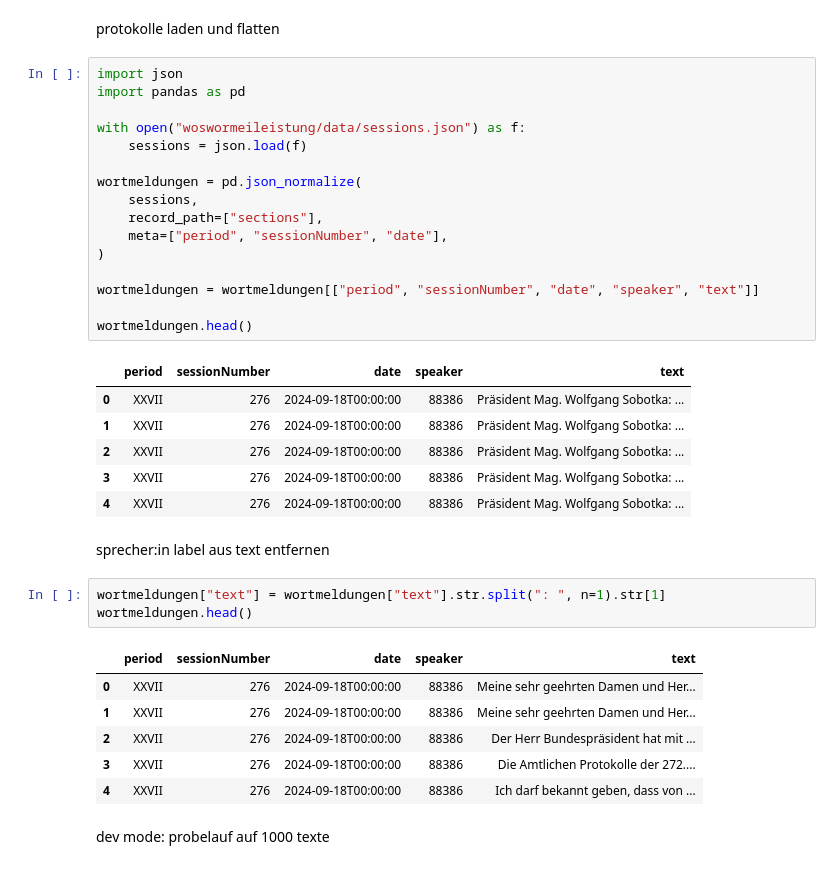
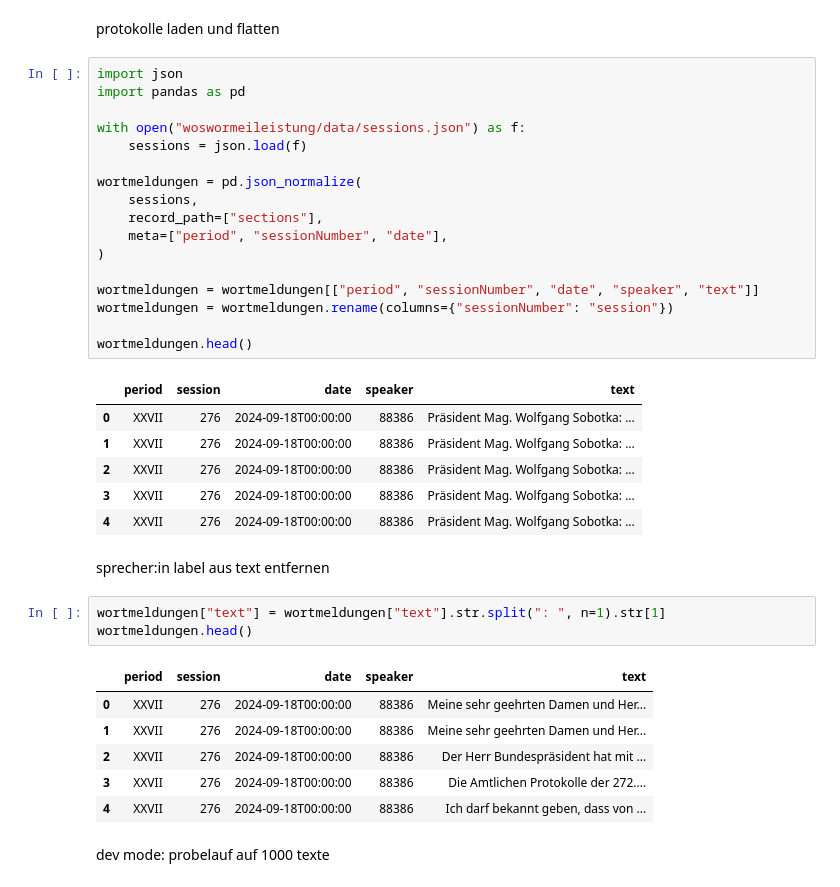
Before and after one commit to elias-gander/haiku-aus-dem-nationalrat, a Jupyter notebook: notebook.ipynb, the cells around one changed output. Cells and saved outputs as stored; diff of their text form.

```diff
--- a/notebook.ipynb
+++ b/notebook.ipynb
@@ -8,21 +8,22 @@ protokolle laden und flatten
 # %%
 import json
 import pandas as pd
 
 with open("woswormeileistung/data/sessions.json") as f:
     sessions = json.load(f)
 
 wortmeldungen = pd.json_normalize(
     sessions,
     record_path=["sections"],
     meta=["period", "sessionNumber", "date"],
 )
 
 wortmeldungen = wortmeldungen[["period", "sessionNumber", "date", "speaker", "text"]]
+wortmeldungen = wortmeldungen.rename(columns={"sessionNumber": "session"})
 
 wortmeldungen.head()
 # %% [output]
-|  | period | sessionNumber | date | speaker | text |
+|  | period | session | date | speaker | text |
 | 0 | XXVII | 276 | 2024-09-18T00:00:00 | 88386 | Präsident Mag. Wolfgang Sobotka: ... |
 | 1 | XXVII | 276 | 2024-09-18T00:00:00 | 88386 | Präsident Mag. Wolfgang Sobotka: ... |
 | 2 | XXVII | 276 | 2024-09-18T00:00:00 | 88386 | Präsident Mag. Wolfgang Sobotka: ... |
@@ -34,7 +35,7 @@ sprecher:in label aus text entfernen
 wortmeldungen["text"] = wortmeldungen["text"].str.split(": ", n=1).str[1]
 wortmeldungen.head()
 # %% [output]
-|  | period | sessionNumber | date | speaker | text |
+|  | period | session | date | speaker | text |
 | 0 | XXVII | 276 | 2024-09-18T00:00:00 | 88386 | Meine sehr geehrten Damen und Her... |
 | 1 | XXVII | 276 | 2024-09-18T00:00:00 | 88386 | Meine sehr geehrten Damen und Her... |
 | 2 | XXVII | 276 | 2024-09-18T00:00:00 | 88386 | Der Herr Bundespräsident hat mit ... |
```
Also changed, not shown: parts of 7 cells of this notebook, 11 other files.
